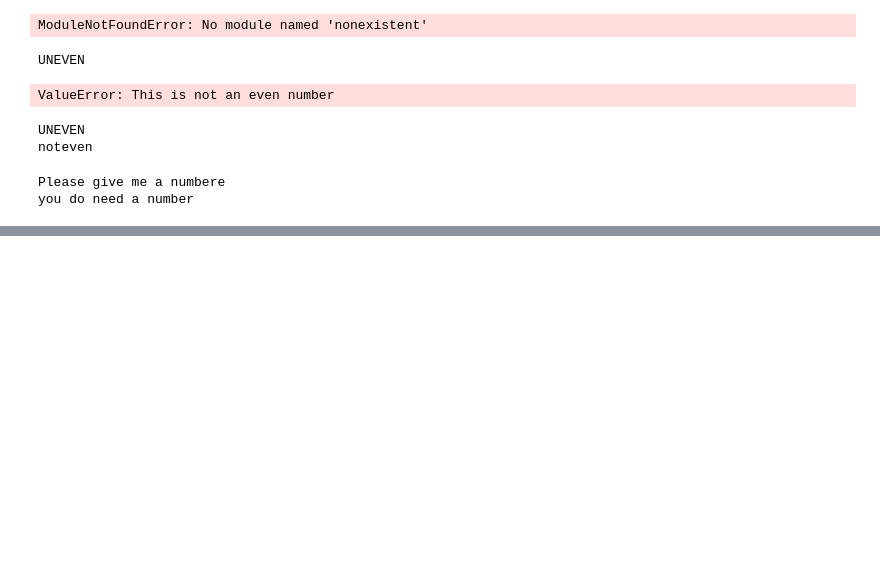
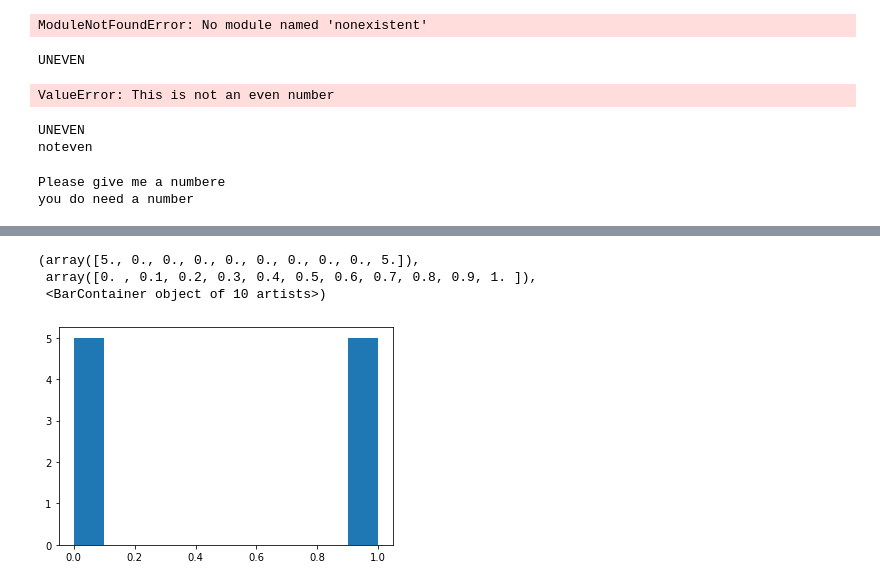
Before and after one commit to thomas-cares/data-pt-ber-08-20, a Jupyter notebook: practice/codealong.ipynb, the cells around one changed output, grey strips where cells are left out. Drawn from its saved outputs; the diff is of its cells as text; code cells hidden in the pictures; blank space fills up the shorter version.

```diff
--- a/practice/codealong.ipynb
+++ b/practice/codealong.ipynb
@@ -2342,0 +2471,9 @@ you do need a number
+# %%
+#SMAPLING: is like running a simulation of drawing 100 times
+X = bern.rvs(size=10)
+plt.hist(X)
+# %% [output]
+(array([5., 0., 0., 0., 0., 0., 0., 0., 0., 5.]),
+ array([0. , 0.1, 0.2, 0.3, 0.4, 0.5, 0.6, 0.7, 0.8, 0.9, 1. ]),
+ <BarContainer object of 10 artists>)
+[figure, added]
```
Also changed, not shown: parts of 52 cells of this notebook, 16 other files.
